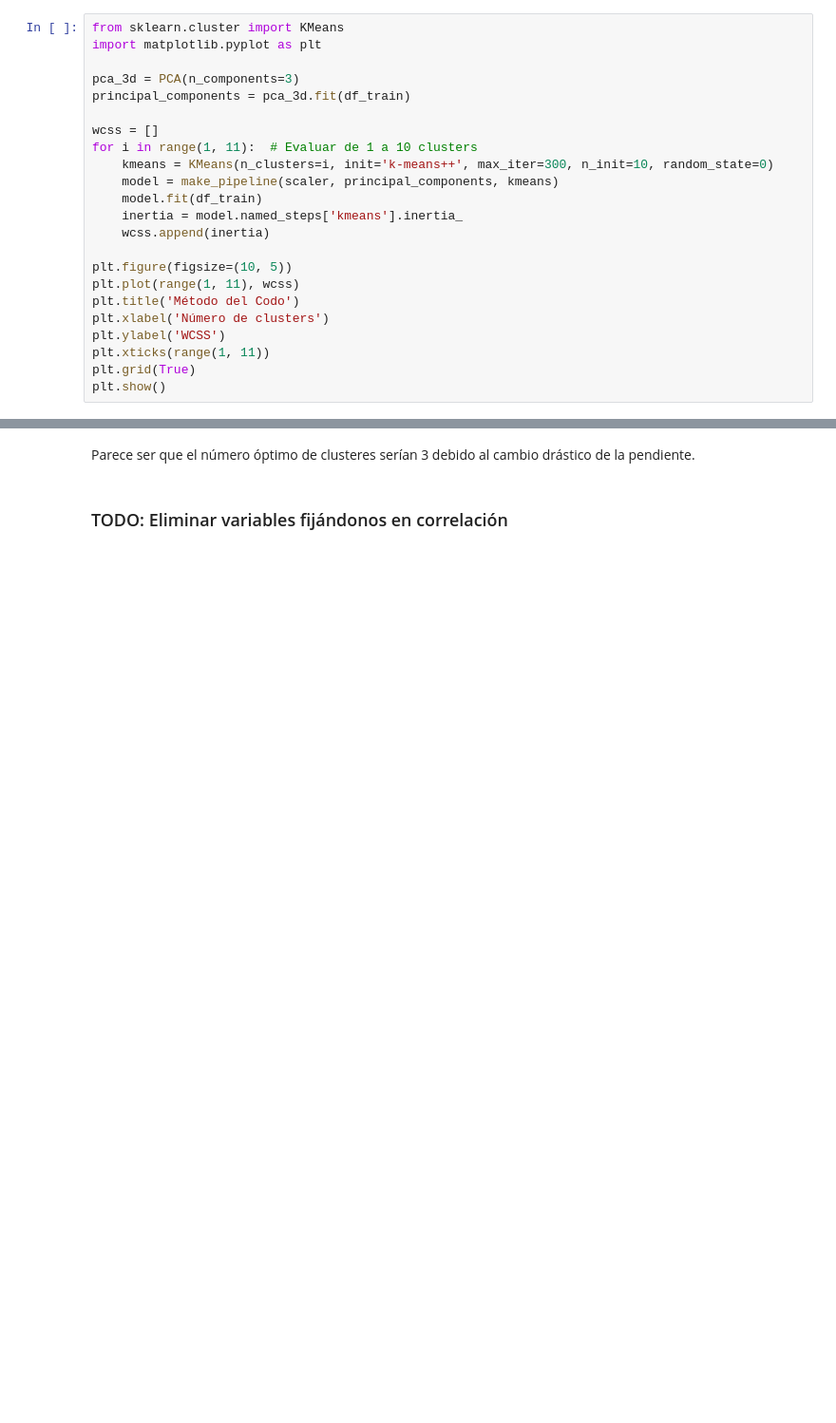
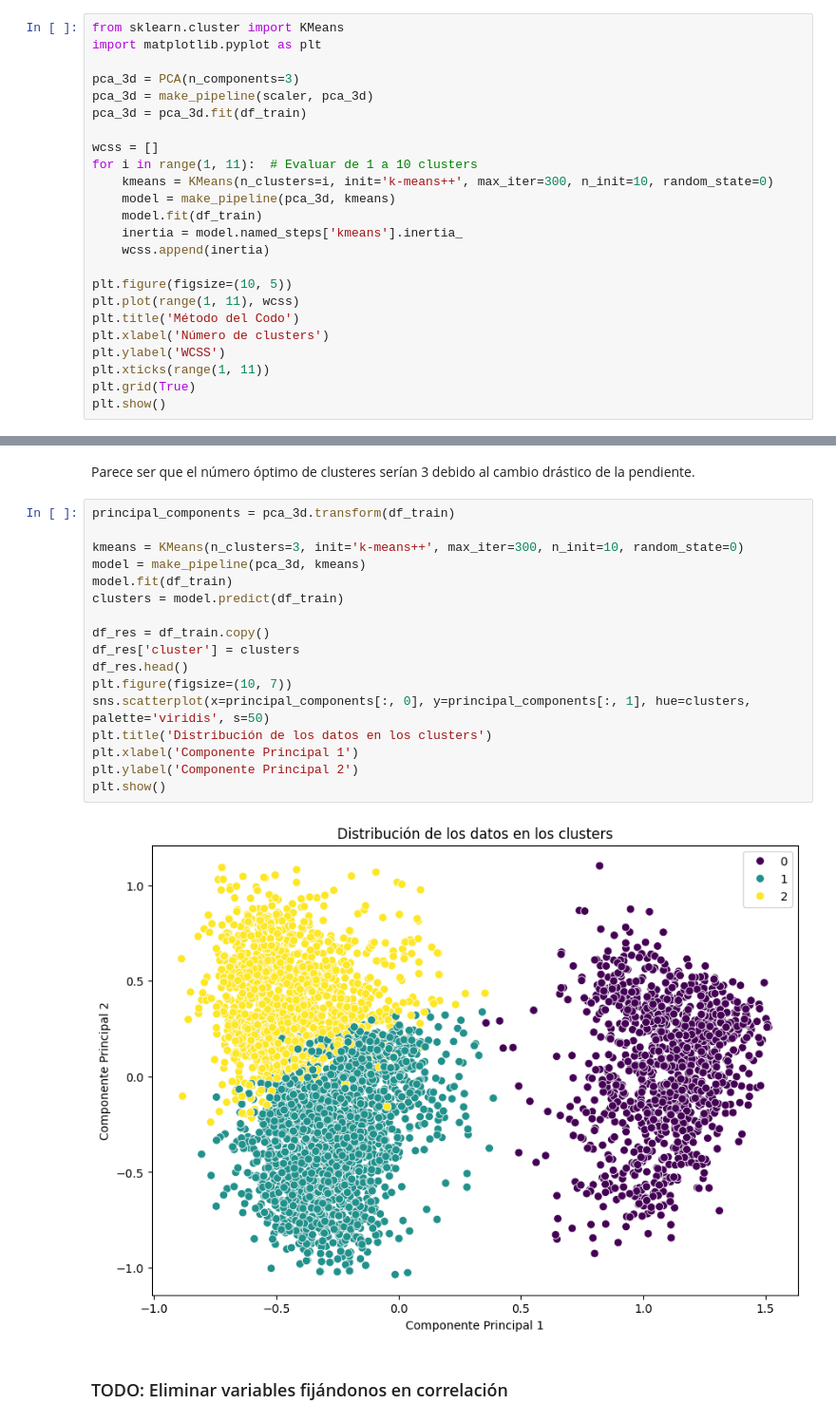
Before and after one commit to Alf-caput/LAB04_Regresion_y_agrupamiento, a Jupyter notebook: LAB04 Regresion_y_agrupamientov2.ipynb, the cells around one changed output, grey strips where cells are left out. Shown at 95% size. Drawn from its saved outputs; the diff is of its cells as text; blank space fills up the shorter version.

Commit message:
scaled to pca to kmeans

```diff
--- a/LAB04 Regresion_y_agrupamientov2.ipynb
+++ b/LAB04 Regresion_y_agrupamientov2.ipynb
@@ -570,12 +570,13 @@ from sklearn.cluster import KMeans
 import matplotlib.pyplot as plt
 
 pca_3d = PCA(n_components=3)
-principal_components = pca_3d.fit(df_train)
+pca_3d = make_pipeline(scaler, pca_3d)
+pca_3d = pca_3d.fit(df_train)
 
 wcss = []
 for i in range(1, 11):  # Evaluar de 1 a 10 clusters
     kmeans = KMeans(n_clusters=i, init='k-means++', max_iter=300, n_init=10, random_state=0)
-    model = make_pipeline(scaler, principal_components, kmeans)
+    model = make_pipeline(pca_3d, kmeans)
     model.fit(df_train)
     inertia = model.named_steps['kmeans'].inertia_
     wcss.append(inertia)
@@ -592,6 +593,25 @@ plt.show()
 [figure]
 # %% [markdown]
 Parece ser que el número óptimo de clusteres serían 3 debido al cambio drástico de la pendiente.
+# %%
+principal_components = pca_3d.transform(df_train)
+
+kmeans = KMeans(n_clusters=3, init='k-means++', max_iter=300, n_init=10, random_state=0)
+model = make_pipeline(pca_3d, kmeans)
+model.fit(df_train)
+clusters = model.predict(df_train)
+
+df_res = df_train.copy()
+df_res['cluster'] = clusters
+df_res.head()
+plt.figure(figsize=(10, 7))
+sns.scatterplot(x=principal_components[:, 0], y=principal_components[:, 1], hue=clusters, palette='viridis', s=50)
+plt.title('Distribución de los datos en los clusters')
+plt.xlabel('Componente Principal 1')
+plt.ylabel('Componente Principal 2')
+plt.show()
+# %% [output]
+[figure, added]
 # %% [markdown]
 ### TODO: Eliminar variables fijándonos en correlación
 # %% [markdown]
```
